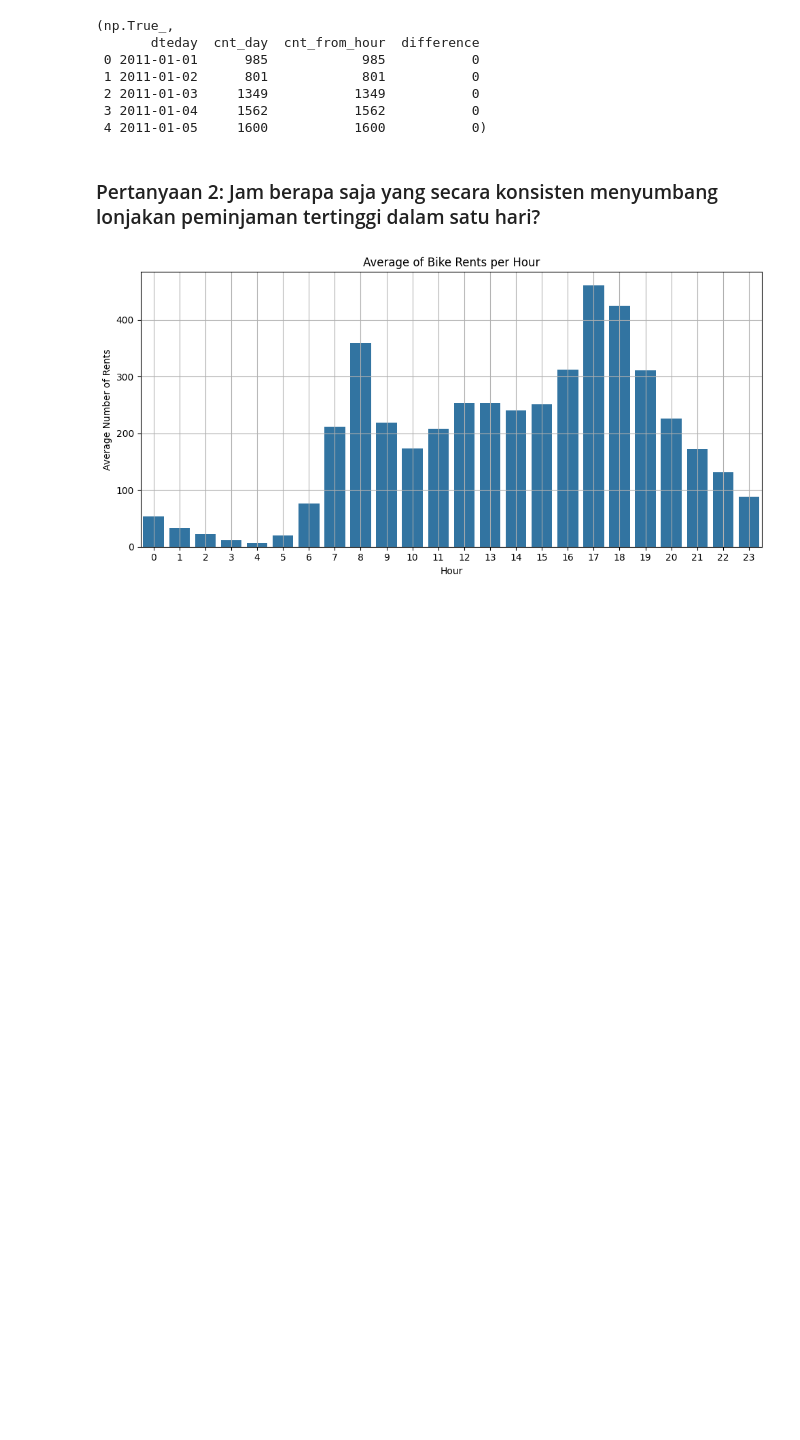
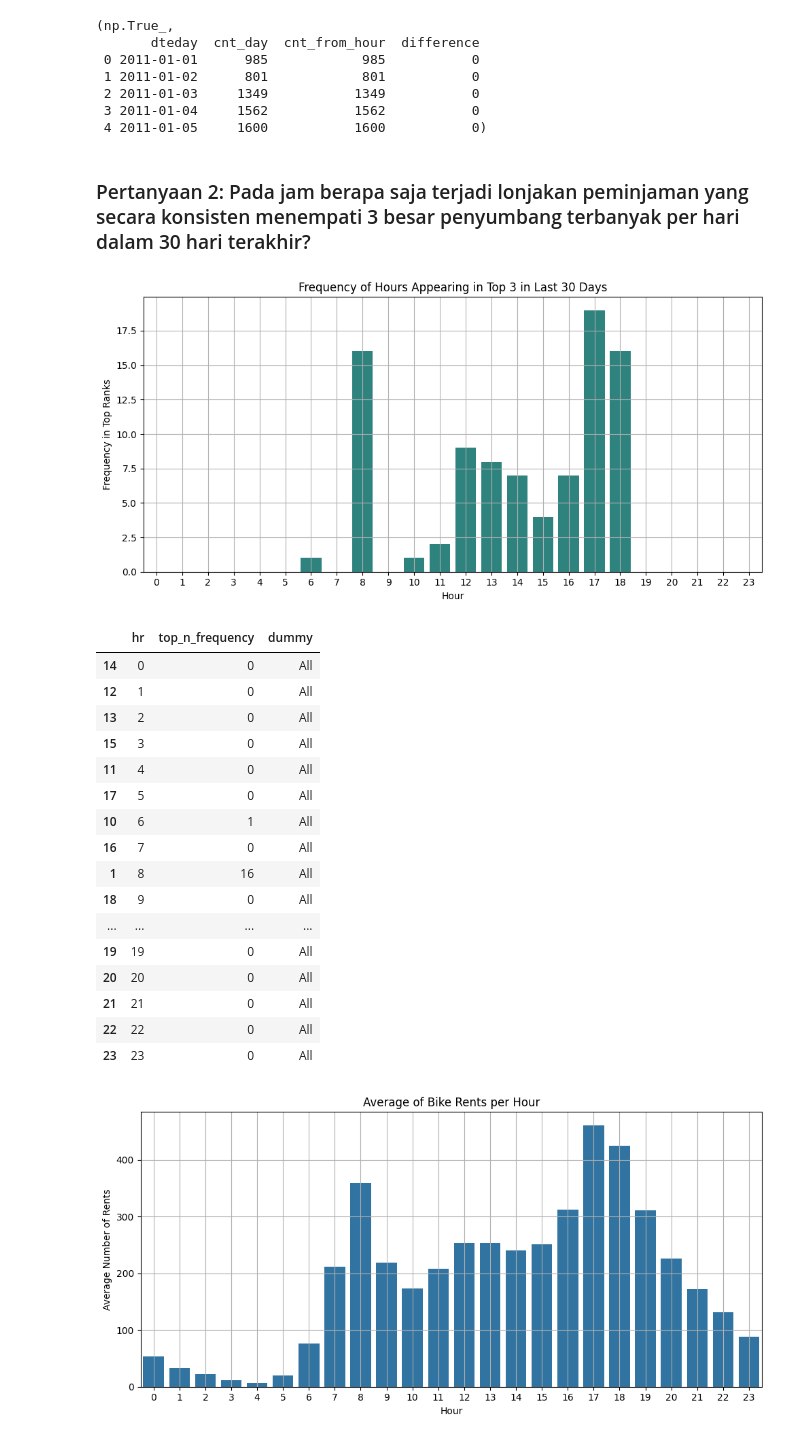
Before and after one commit to yumtaufikhidayat/data-analysis-py, a Jupyter notebook: notebook.ipynb, the cells around one changed output. Drawn from its saved outputs; the diff is of its cells as text; code cells hidden in the pictures; blank space fills up the shorter version.

```diff
--- a/notebook.ipynb
+++ b/notebook.ipynb
@@ -934,7 +940,59 @@ check_total_consistency(merged_df)
  3 2011-01-04     1562           1562           0
  4 2011-01-05     1600           1600           0)
 # %% [markdown]
-### Pertanyaan 2: Jam berapa saja yang secara konsisten menyumbang lonjakan peminjaman tertinggi dalam satu hari?
+### Pertanyaan 2: Pada jam berapa saja terjadi lonjakan peminjaman yang secara konsisten menempati 3 besar penyumbang terbanyak per hari dalam 30 hari terakhir?
+# %%
+def top_rent_hours(df, top_n=3, recent_days=30):
+    # Filter only the last N days
+    recent_date_threshold = df["dteday"].max() - pd.Timedelta(days=recent_days)
+    recent_df = df[df["dteday"] > recent_date_threshold].copy()
+
+    # Rank hours by cnt_hour per day
+    recent_df["hour_rank"] = recent_df.groupby("dteday")["cnt_hour"].rank(method="first", ascending=False)
+
+    # Count how often each hour appears in top N
+    top_ranked = recent_df[recent_df["hour_rank"] <= top_n]
+    top_count = top_ranked["hr"].value_counts().reset_index()
+    top_count.columns = ["hr", "top_n_frequency"]
+    top_count = top_count.sort_values("hr")
+
+    # Add dummy hue to avoid warning
+    top_count["dummy"] = "All"
+
+    # Plot
+    plt.figure(figsize=(10, 5))
+    sns.barplot(data=top_count, x="hr", y="top_n_frequency", hue="dummy", palette="viridis", dodge=False)
+    plt.title(f"Frequency of Hours Appearing in Top {top_n} in Last {recent_days} Days")
+    plt.xlabel("Hour")
+    plt.ylabel("Frequency in Top Ranks")
+    plt.legend().remove()
+    plt.grid(True)
+    plt.tight_layout()
+    plt.show()
+
+    return top_count
+
+# Usage
+top_rent_hours(merged_df)
+# %% [output]
+[figure, added]
+|  | hr | top_n_frequency | dummy |
+| 14 | 0 | 0 | All |
+| 12 | 1 | 0 | All |
+| 13 | 2 | 0 | All |
+| 15 | 3 | 0 | All |
+| 11 | 4 | 0 | All |
+| 17 | 5 | 0 | All |
+| 10 | 6 | 1 | All |
+| 16 | 7 | 0 | All |
+| 1 | 8 | 16 | All |
+| 18 | 9 | 0 | All |
+| ... | ... | ... | ... |
+| 19 | 19 | 0 | All |
+| 20 | 20 | 0 | All |
+| 21 | 21 | 0 | All |
+| 22 | 22 | 0 | All |
+| 23 | 23 | 0 | All |
 # %%
 def top_rent_hours(df, top_n=5):
     avg_per_hour = df.groupby('hr', observed=True)['cnt_hour'].mean().reset_index()
```
Also changed, not shown: parts of 18 cells of this notebook.
